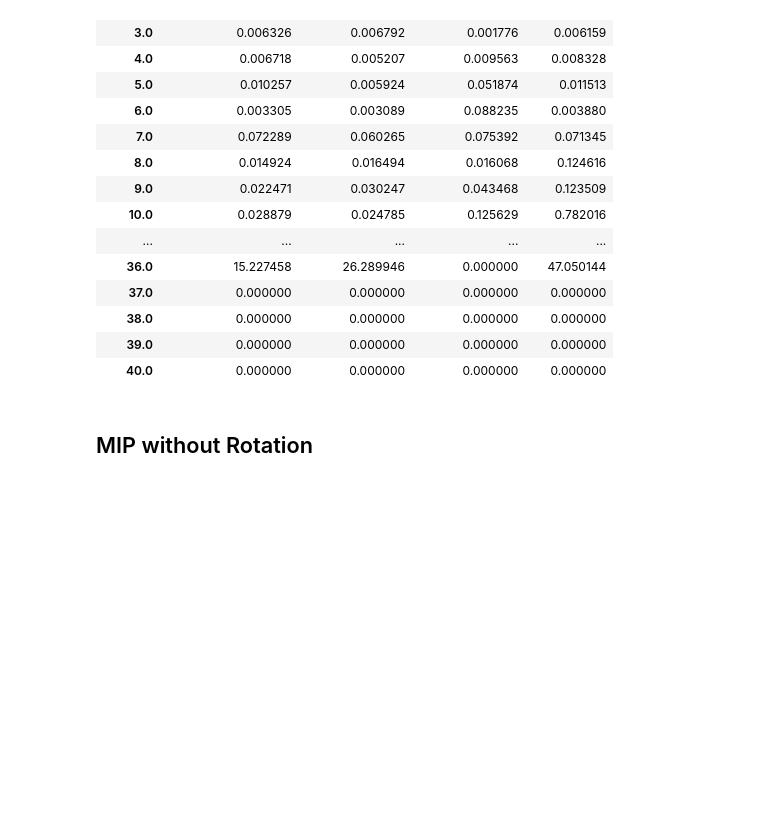
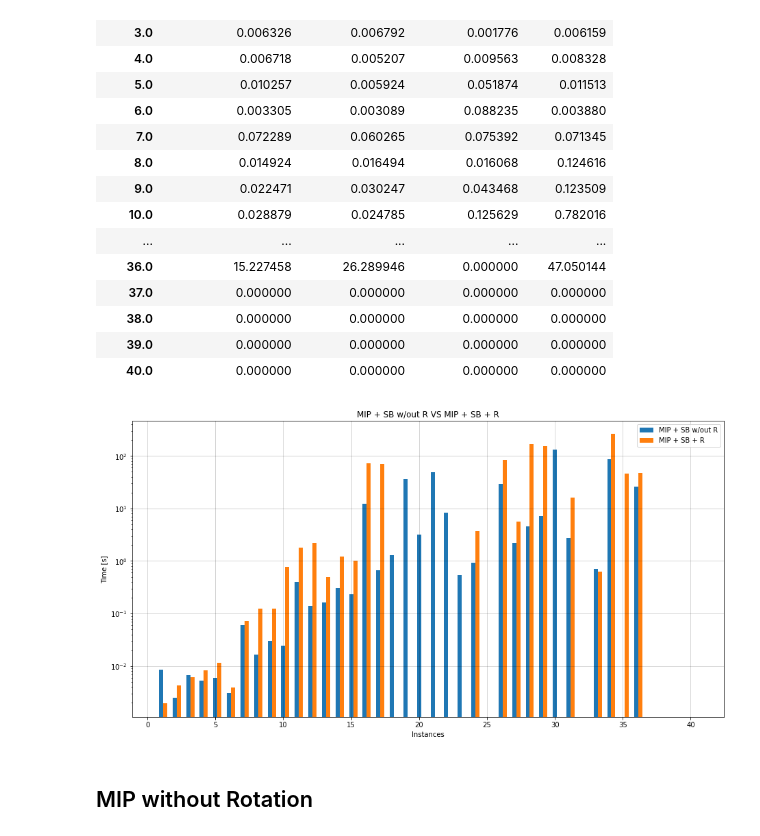
Before and after one commit to DitucSpa/VLSI, a Jupyter notebook: MIP/src/MIP.ipynb, the cells around one changed output. Cells and saved outputs as stored; diff of their text form; code cells hidden in the pictures; blank space fills up the shorter version.

```diff
--- a/MIP/src/MIP.ipynb
+++ b/MIP/src/MIP.ipynb
@@ -70,6 +70,12 @@ RED --> TIMEOUT
 | 38.0 | 0.000000 | 0.000000 | 0.000000 | 0.000000 |
 | 39.0 | 0.000000 | 0.000000 | 0.000000 | 0.000000 |
 | 40.0 | 0.000000 | 0.000000 | 0.000000 | 0.000000 |
+# %%
+PlotStats({'MIP + SB w/out R':results['MIP + SB w/out R'],
+            'MIP + SB + R':results['MIP + SB + R']},
+            x_axis=list(pd.read_csv('utils/datasets/MIP.csv')['Instance']))
+# %% [output]
+[figure, added]
 # %% [markdown]
 ## MIP without Rotation
 # %%
```
